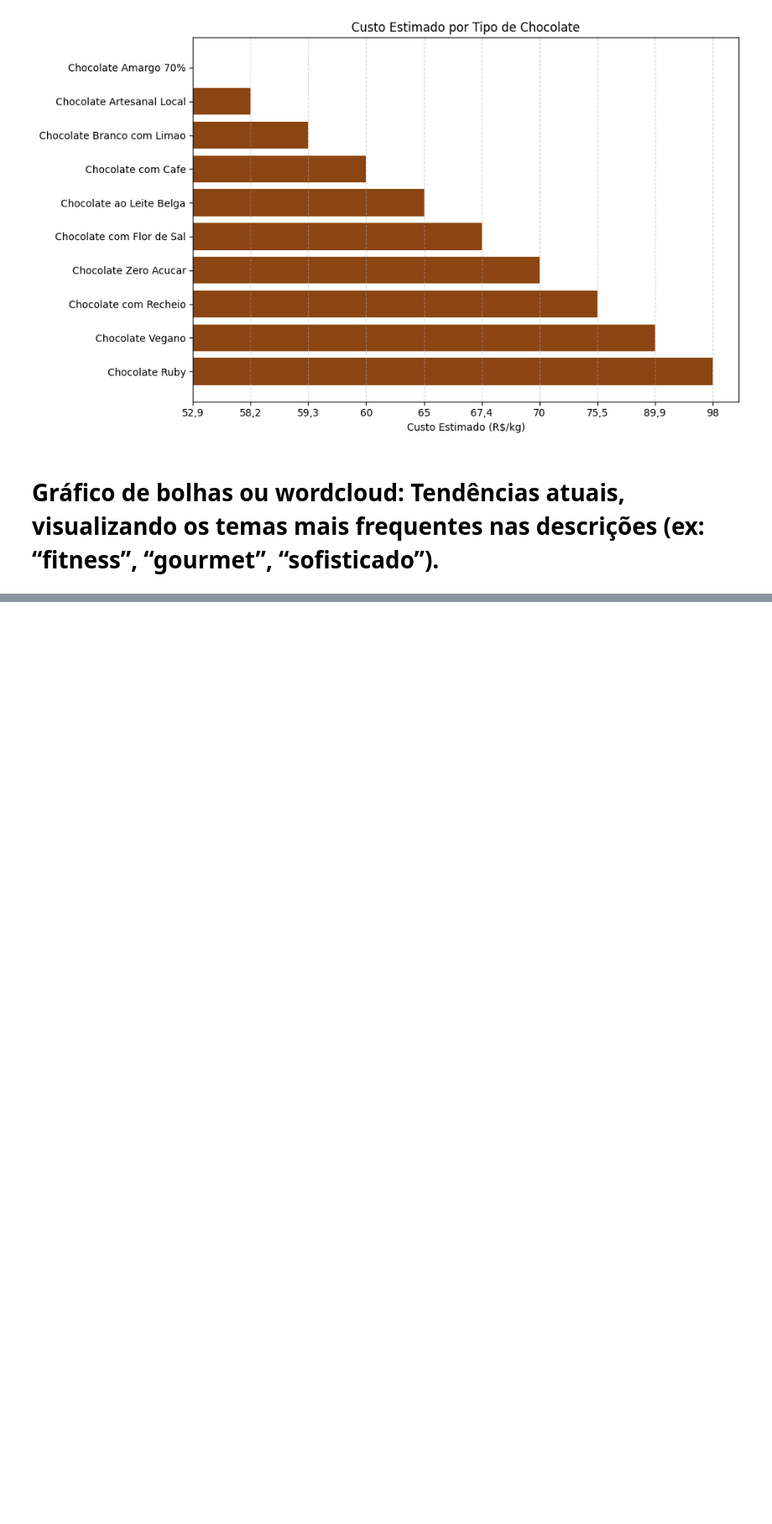
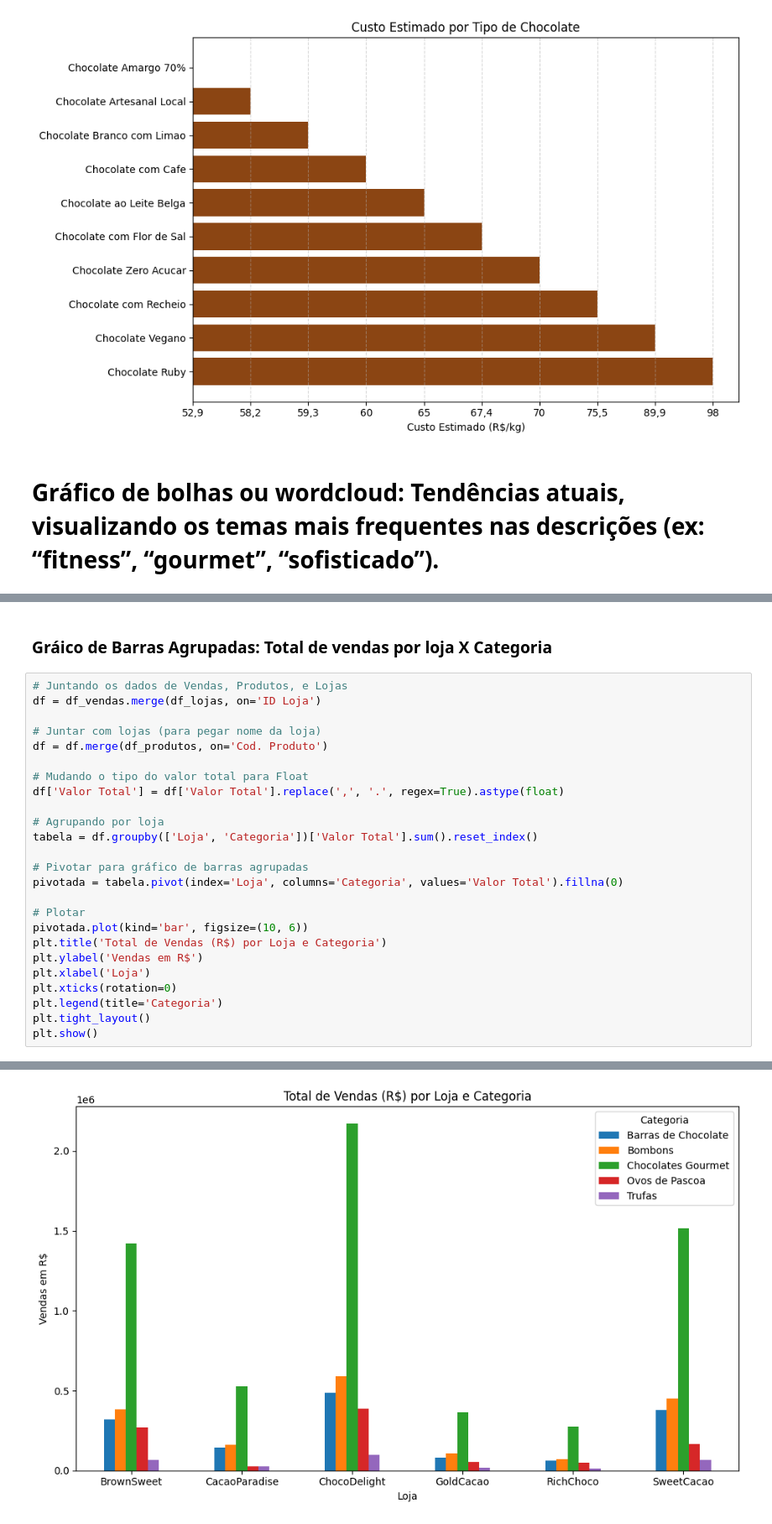
Before and after one commit to sosogasp/devops-api-networks, a Jupyter notebook: graficos.ipynb, the cells around one changed output, grey strips where cells are left out. Shown at 84% size. Saved outputs shown, nothing was run; the diff lists cells and outputs as text; blank space fills up the shorter version.

Commit message:
Enviando novos gráficos e alterações no csv, para facilitar a extração de dados

```diff
--- a/graficos.ipynb
+++ b/graficos.ipynb
@@ -84,0 +107,28 @@ plt.show()
+# %% [markdown]
+### Gráico de Barras Agrupadas: Total de vendas por loja X Categoria
+# %%
+# Juntando os dados de Vendas, Produtos, e Lojas
+df = df_vendas.merge(df_lojas, on='ID Loja')
+
+# Juntar com lojas (para pegar nome da loja)
+df = df.merge(df_produtos, on='Cod. Produto')
+
+# Mudando o tipo do valor total para Float
+df['Valor Total'] = df['Valor Total'].replace(',', '.', regex=True).astype(float)
+
+# Agrupando por loja
+tabela = df.groupby(['Loja', 'Categoria'])['Valor Total'].sum().reset_index()
+
+# Pivotar para gráfico de barras agrupadas
+pivotada = tabela.pivot(index='Loja', columns='Categoria', values='Valor Total').fillna(0)
+
+# Plotar
+pivotada.plot(kind='bar', figsize=(10, 6))
+plt.title('Total de Vendas (R$) por Loja e Categoria')
+plt.ylabel('Vendas em R$')
+plt.xlabel('Loja')
+plt.xticks(rotation=0)
+plt.legend(title='Categoria')
+plt.tight_layout()
+plt.show()
+# %% [output]
@@ -84,0 +149 @@ plt.show()
+[figure, added]
```
Also changed, not shown: parts of 11 cells of this notebook, 4 other files.
